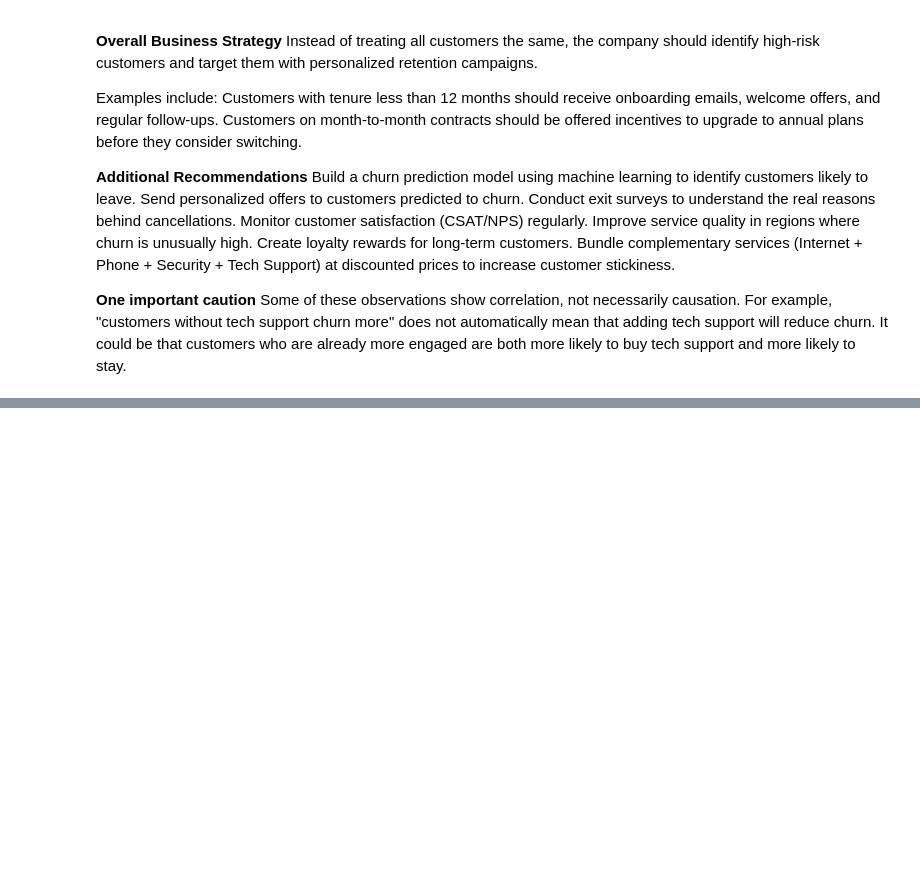
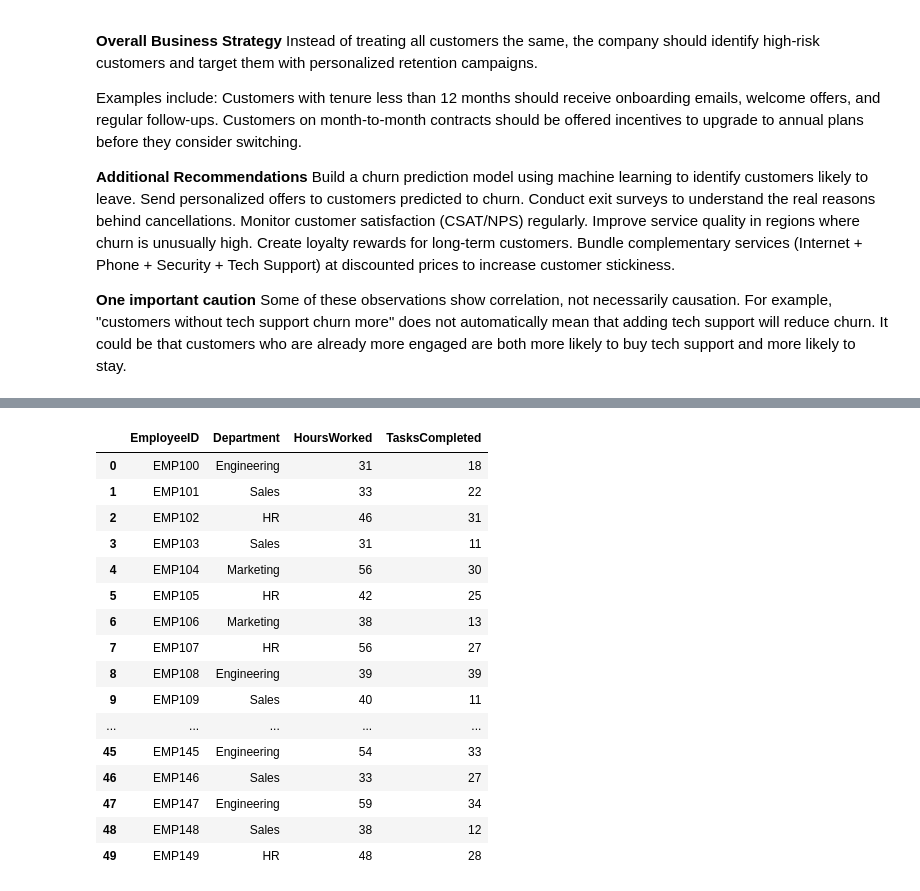
Before and after one commit to prathipatisathwika/Customer_Churn_Analysis.ipynb, a Jupyter notebook: Copy_of_Python_libraries.ipynb, the cells around one changed output, grey strips where cells are left out. Cells and saved outputs as stored; diff of their text form; code cells hidden in the pictures; blank space fills up the shorter version.

```diff
--- a/Copy_of_Python_libraries.ipynb
+++ b/Copy_of_Python_libraries.ipynb
@@ -516,0 +877,21 @@ Some of these observations show correlation, not necessarily causation. For exam
+# %%
+result = pd.read_excel("/content/employee_productivity.xlsx")
+result
+# %% [output]
+|  | EmployeeID | Department | HoursWorked | TasksCompleted |
+| 0 | EMP100 | Engineering | 31 | 18 |
+| 1 | EMP101 | Sales | 33 | 22 |
+| 2 | EMP102 | HR | 46 | 31 |
+| 3 | EMP103 | Sales | 31 | 11 |
+| 4 | EMP104 | Marketing | 56 | 30 |
+| 5 | EMP105 | HR | 42 | 25 |
+| 6 | EMP106 | Marketing | 38 | 13 |
+| 7 | EMP107 | HR | 56 | 27 |
+| 8 | EMP108 | Engineering | 39 | 39 |
+| 9 | EMP109 | Sales | 40 | 11 |
+| ... | ... | ... | ... | ... |
+| 45 | EMP145 | Engineering | 54 | 33 |
+| 46 | EMP146 | Sales | 33 | 27 |
+| 47 | EMP147 | Engineering | 59 | 34 |
+| 48 | EMP148 | Sales | 38 | 12 |
+| 49 | EMP149 | HR | 48 | 28 |
```
Also changed, not shown: parts of 60 cells of this notebook.
